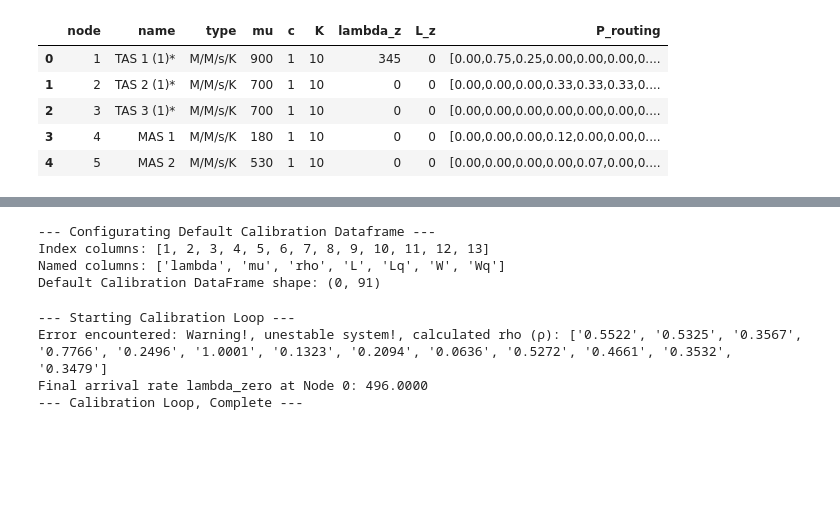
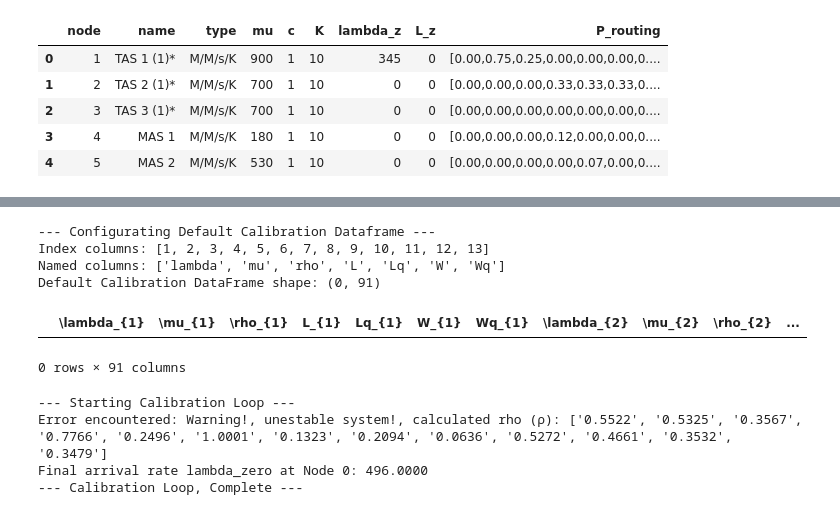
Before and after one commit to DASA-Design/PyDASA-CS1-TAS, a Jupyter notebook: CS-01X - TAS - Analytical Calibration.ipynb, the cells around one changed output, grey strips where cells are left out. Saved outputs shown, nothing was run; the diff lists cells and outputs as text; code cells hidden in the pictures; blank space fills up the shorter version.

```diff
--- a/CS-01X - TAS - Analytical Calibration.ipynb
+++ b/CS-01X - TAS - Analytical Calibration.ipynb
@@ -293,27 +276,32 @@ dflt_analyt_nd_metrics
 # %%
 print(f"--- Configurating Default Calibration Dataframe ---")
 # dflt_analyt_nd_metrics.info()
 idx_cols = dflt_analyt_nd_metrics["node"].values.tolist()
 named_cols = dflt_analyt_nd_metrics.columns.tolist()
 if "node" in named_cols:
     named_cols.remove("node")
 
 print(f"Index columns: {idx_cols}")
 print(f"Named columns: {named_cols}")
 
 # create calibration dataframe idx + named colums for each idx
 calib_cols = []
 for idx in idx_cols:
     for ncol in named_cols:
-        calib_cols.append(f"{ncol}_n{idx}")
+        tgt_col = f"{ncol}_{{{idx}}}"
+        if ncol in ("lambda", "rho", "mu"):
+            tgt_col = f"\\{tgt_col}"
+        calib_cols.append(tgt_col)
 calib_df = pd.DataFrame(columns=calib_cols)
 print(f"Default Calibration DataFrame shape: {calib_df.shape}")
-# calib_df.info()
+calib_df.head()
 # %% [output]
 --- Configurating Default Calibration Dataframe ---
 Index columns: [1, 2, 3, 4, 5, 6, 7, 8, 9, 10, 11, 12, 13]
 Named columns: ['lambda', 'mu', 'rho', 'L', 'Lq', 'W', 'Wq']
 Default Calibration DataFrame shape: (0, 91)
+|  | \lambda_{1} | \mu_{1} | \rho_{1} | L_{1} | Lq_{1} | W_{1} | Wq_{1} | \lambda_{2} | \mu_{2} | \rho_{2} | ... |
+0 rows × 91 columns
 # %%
 print("--- Starting Calibration Loop ---")
 RHO_CRIT = 1.0
```
Also changed, not shown: parts of 11 cells of this notebook, 4 other files.
